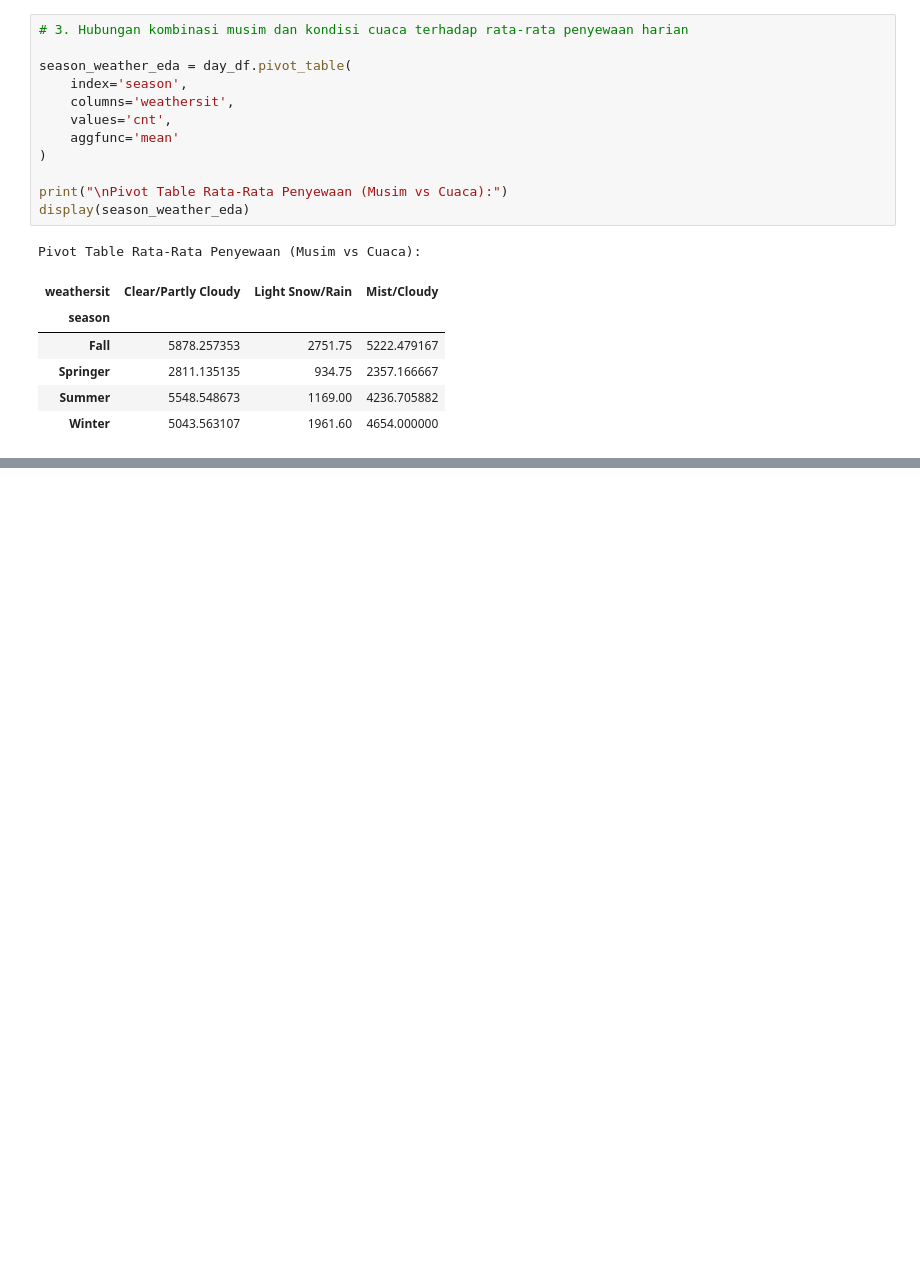
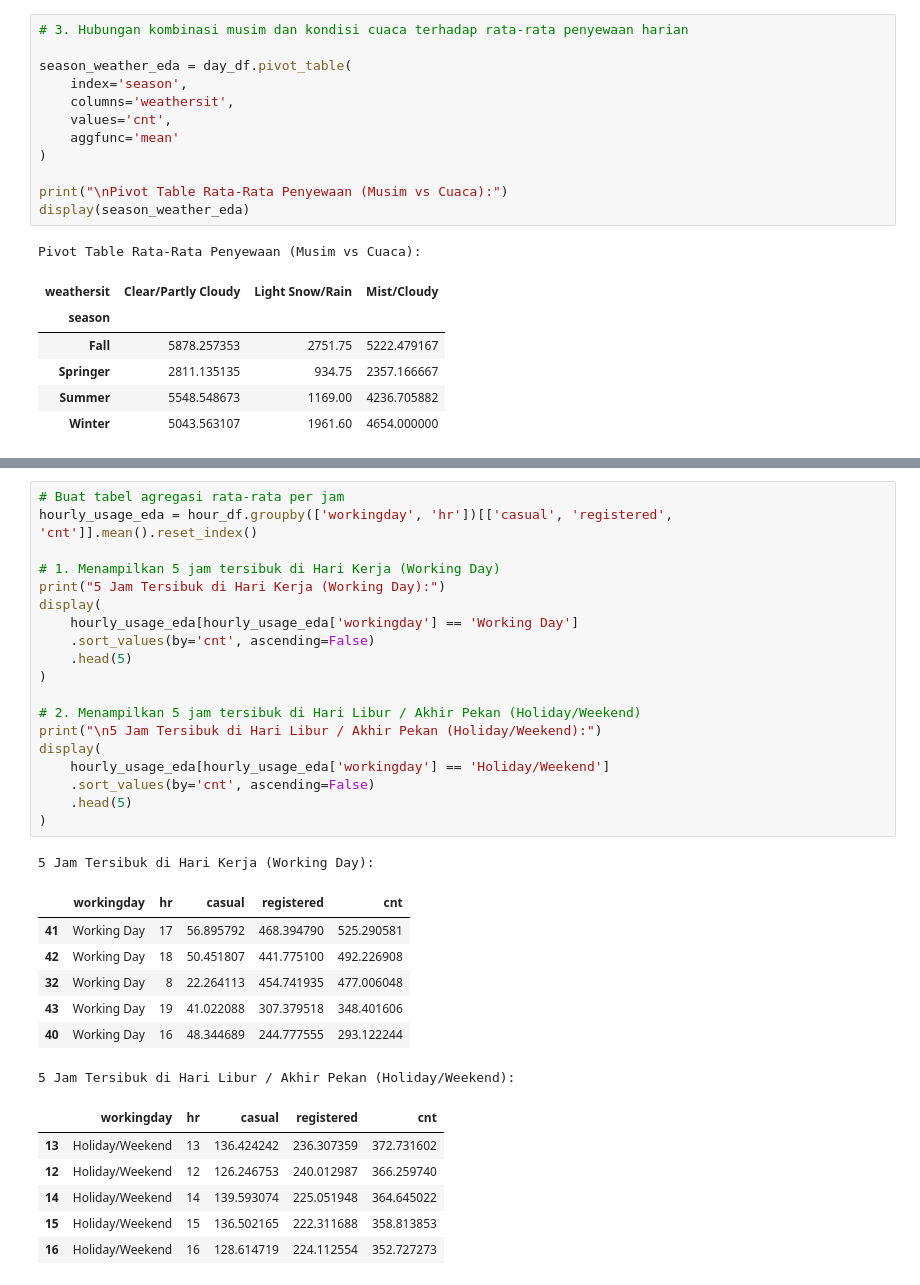
Before and after one commit to primoputra/proyek_analisis_data, a Jupyter notebook: notebook.ipynb, the cells around one changed output, grey strips where cells are left out. Drawn from its saved outputs; the diff is of its cells as text; blank space fills up the shorter version.

```diff
--- a/notebook.ipynb
+++ b/notebook.ipynb
@@ -307,0 +319,34 @@ Pivot Table Rata-Rata Penyewaan (Musim vs Cuaca):
+# %%
+# Buat tabel agregasi rata-rata per jam
+hourly_usage_eda = hour_df.groupby(['workingday', 'hr'])[['casual', 'registered', 'cnt']].mean().reset_index()
+
+# 1. Menampilkan 5 jam tersibuk di Hari Kerja (Working Day)
+print("5 Jam Tersibuk di Hari Kerja (Working Day):")
+display(
+    hourly_usage_eda[hourly_usage_eda['workingday'] == 'Working Day']
+    .sort_values(by='cnt', ascending=False)
+    .head(5)
+)
+
+# 2. Menampilkan 5 jam tersibuk di Hari Libur / Akhir Pekan (Holiday/Weekend)
+print("\n5 Jam Tersibuk di Hari Libur / Akhir Pekan (Holiday/Weekend):")
+display(
+    hourly_usage_eda[hourly_usage_eda['workingday'] == 'Holiday/Weekend']
+    .sort_values(by='cnt', ascending=False)
+    .head(5)
+)
+# %% [output]
+5 Jam Tersibuk di Hari Kerja (Working Day):
+|  | workingday | hr | casual | registered | cnt |
+| 41 | Working Day | 17 | 56.895792 | 468.394790 | 525.290581 |
+| 42 | Working Day | 18 | 50.451807 | 441.775100 | 492.226908 |
+| 32 | Working Day | 8 | 22.264113 | 454.741935 | 477.006048 |
+| 43 | Working Day | 19 | 41.022088 | 307.379518 | 348.401606 |
+| 40 | Working Day | 16 | 48.344689 | 244.777555 | 293.122244 |
+5 Jam Tersibuk di Hari Libur / Akhir Pekan (Holiday/Weekend):
+|  | workingday | hr | casual | registered | cnt |
+| 13 | Holiday/Weekend | 13 | 136.424242 | 236.307359 | 372.731602 |
+| 12 | Holiday/Weekend | 12 | 126.246753 | 240.012987 | 366.259740 |
+| 14 | Holiday/Weekend | 14 | 139.593074 | 225.051948 | 364.645022 |
+| 15 | Holiday/Weekend | 15 | 136.502165 | 222.311688 | 358.813853 |
+| 16 | Holiday/Weekend | 16 | 128.614719 | 224.112554 | 352.727273 |
```
Also changed, not shown: parts of 2 cells of this notebook.
